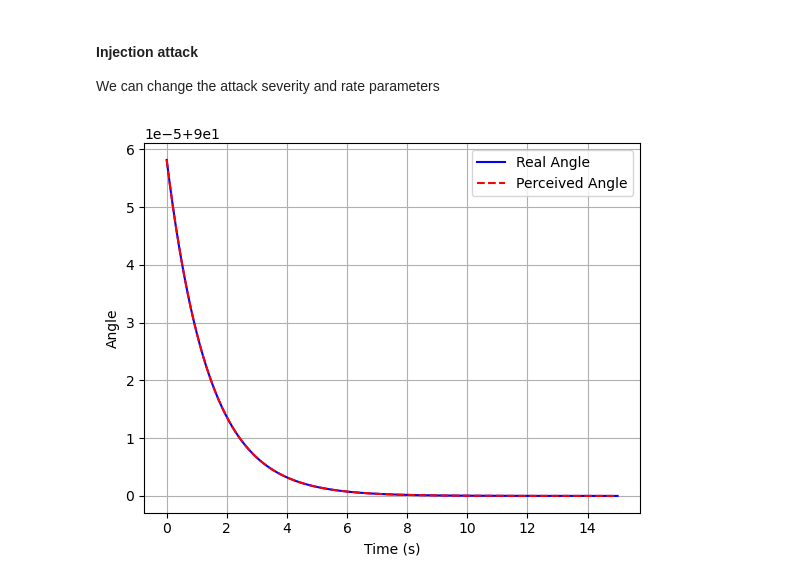
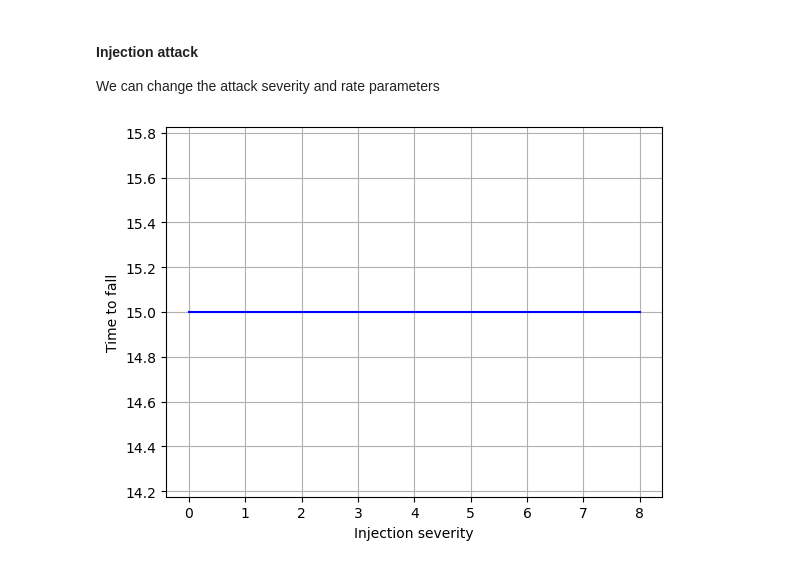
Before and after one commit to connor-marsh/ECE1155TermReport, a Jupyter notebook: IPB_FalsifyDelayDeny.ipynb, the cells around one changed output. Saved outputs shown, nothing was run; the diff lists cells and outputs as text; code cells hidden in the pictures.

```diff
--- a/IPB_FalsifyDelayDeny.ipynb
+++ b/IPB_FalsifyDelayDeny.ipynb
@@ -187,7 +187,7 @@ def updatePend(pend, dt):
 
 #----------------------------------------------------------------------
 # main loop
-def simulateIPB():
+def simulateIPB(graphics = True):
     global pend, t, time_data, position_data, angle_data, perceived_pos_data, perceived_angle_data
     t = 0
     time_data = []
@@ -195,6 +195,9 @@ def simulateIPB():
     perceived_pos_data = []
     angle_data = []
     perceived_angle_data = []
+    pend.pos.x = 0
+    pend.theta = np.pi / 2 - 0.1
+    pend.thetaDot = 0
     while t < endTime:
         pend = updatePend(pend, dt * speedMultiplier)
 
@@ -210,7 +213,8 @@ def simulateIPB():
         perceived_angle_data.append(perceived_deg)
 
         t += dt
-        rate(1 / dt)
+        if graphics:
+            rate(1 / dt)
 
         # scene display
         display = (
@@ -254,7 +258,7 @@ pyplt.show()
 # %%
 injection_attack = True
 injection_rate = 1
-attack_severity = 0.1
+attack_severity = 0.5
 targeted_data = "theta"
 
 def inject_false_data(perceived):
@@ -341,36 +347,52 @@ We can change the attack severity and rate parameters
 # %%
 injection_attack = True
 denial_attack = False
 delay_attack = False
 injection_rate = 1
 attack_severity = 0.1
 targeted_data = "theta"
 
 def inject_false_data(perceived):
     # shift percieved vars from actual values
     if random.random() < injection_rate:
         shift = random.uniform(-attack_severity, attack_severity)
 
         if targeted_data == "position":
             perceived.pos.x += shift
         elif targeted_data == "theta":
             perceived.theta += shift
 
-simulateIPB()
+
+severities = np.linspace(0, 8, 50)
+timesToFall = []
+for severity in severities:
+    attack_severity = severity
+    simulateIPB(graphics = False)
+    fallen = False
+    timeToFall = 0
+    for i, ang in enumerate(angle_data):
+        if ang < 0 or ang > 180:
+            fallen = True
+            timeToFall = time_data[i]
+            # print(timeToFall, ang)
+            break
+    if timeToFall == 0:
+        timeToFall = 15
+    timesToFall.append(timeToFall)
+
+
 
 #----------------------------------------------------------------------
 # plotting results
-pyplt.plot(time_data, angle_data, label='Real Angle', color='blue')
-pyplt.plot(time_data, perceived_angle_data, label='Perceived Angle', color='red', linestyle='--')
+pyplt.plot(severities, timesToFall, color='blue')
 
 #pyplt.plot(time_data, position_data, label='Real Position', color='blue')
 #pyplt.plot(time_data, perceived_pos_data, label='Perceived Position', color='red', linestyle='--')
 
-pyplt.ylabel("Angle")
+pyplt.ylabel("Time to fall")
 #pyplt.ylabel("Position")
-pyplt.xlabel("Time (s)")
-pyplt.legend()
+pyplt.xlabel("Injection severity")
 pyplt.grid()
 pyplt.show()
 # %% [output]
-[figure, old version]
+[figure, new version]
```
Also changed, not shown: parts of 5 cells of this notebook.
